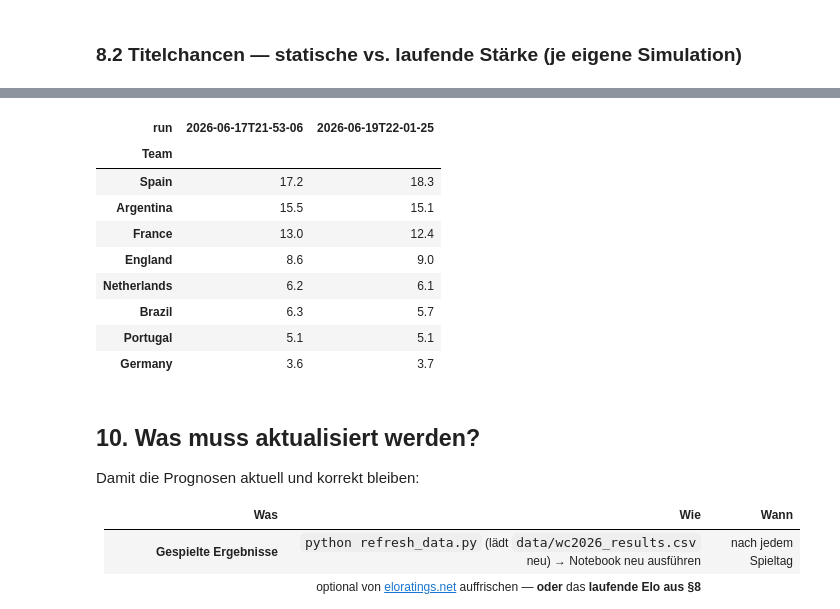
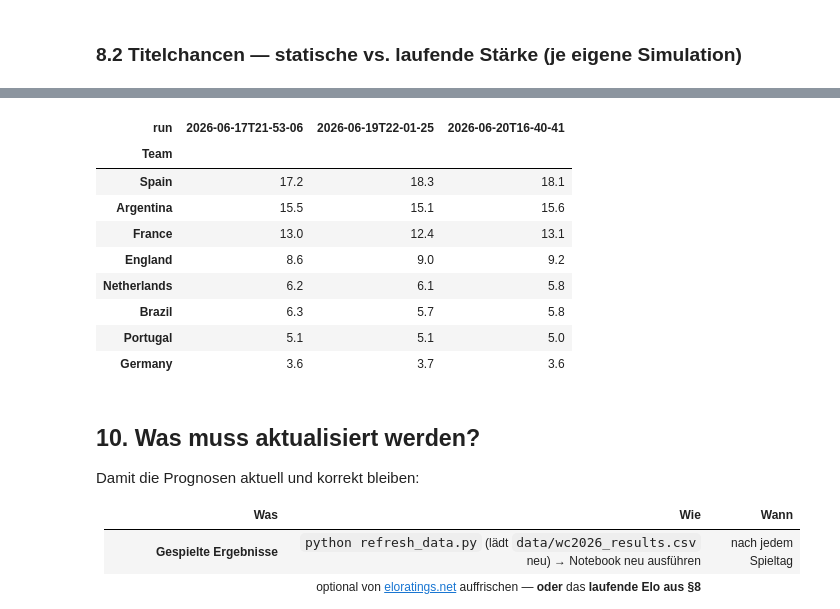
Before and after one commit to Deskaunedsei1983/wc2026-cl01, a Jupyter notebook: wc2026_live_update.ipynb, the cells around one changed output, grey strips where cells are left out. Saved outputs shown, nothing was run; the diff lists cells and outputs as text; code cells hidden in the pictures.

```diff
--- a/wc2026_live_update.ipynb
+++ b/wc2026_live_update.ipynb
@@ -286,14 +286,14 @@ exakten Ergebnis (Poisson). K.-o.-Paarungen erscheinen erst nach der
 Gruppenphase als echte Teams (bis dahin Platzhalter wie `2A`, `W74`) — ihre
 Prognose steht in Abschnitt 7.
 # %%
-def next_matches(sched, k=None):
+def next_matches(sched, k=None, R=STRENGTH):
     up = sched[~sched.played].copy()
     up = up[up.team1.isin(STRENGTH) & up.team2.isin(STRENGTH)].sort_values("date")
     if k: up = up.head(k)
     out = []
     for _, m in up.iterrows():
-        a, b = m.team1, m.team2; w, d, l = wdl_consensus(a, b)
-        la, lb = lam(a, b); s, p = modal_score(a, b)
+        a, b = m.team1, m.team2; w, d, l = wdl_consensus(a, b, R)
+        la, lb = lam(a, b, R); s, p = modal_score(a, b, R)
         tag = m.group if isinstance(m.group,str) and m.group else m["round"]
         out.append({"Datum":m.date,"Runde":tag,"Begegnung":f"{a} – {b}",
                     "Ø Tore (λ)":f"{la:.1f} : {lb:.1f}",
@@ -788,21 +791,20 @@ Nächste Spiele: statisch vs. laufend — erwartete Tore λ, Favorit, P(Sieg ers
 # %% [markdown]
 ### 8.2 Titelchancen — statische vs. laufende Stärke (je eigene Simulation)
 # %%
-def title_odds(R, n=6000):
-    c = np.zeros(len(TEAMS))
-    for _ in range(n): c[ix[one_sim(played_key, R)["champ"][0]]] += 1
-    return c/n*100
+# volle Lauf-Variante mit laufendem Elo (unten auch separat gespeichert)
+prob_live    = run_full_sim(STRENGTH_LIVE, N_SIM)
+nxt_live     = next_matches(sched, R=STRENGTH_LIVE)
+bracket_live = project_bracket(sched, R=STRENGTH_LIVE)
 
-N_AB = 6000
-ts = title_odds(STRENGTH, N_AB); tl = title_odds(STRENGTH_LIVE, N_AB)
-abt = pd.DataFrame({"Team": TEAMS, "statisch": ts, "laufend": tl})
-abt["Δ"] = abt.laufend - abt.statisch
-abt = abt.sort_values("laufend", ascending=False).head(12).reset_index(drop=True)
-display(abt.style.hide(axis="index").format({"statisch":"{:.1f}%","laufend":"{:.1f}%","Δ":"{:+.1f}"})
+cmp = (prob[["Team","Titel"]].rename(columns={"Titel":"statisch"})
+       .merge(prob_live[["Team","Titel"]].rename(columns={"Titel":"laufend"}), on="Team"))
+cmp["Δ"] = cmp.laufend - cmp.statisch
+cmp = cmp.sort_values("laufend", ascending=False).head(12).reset_index(drop=True)
+display(cmp.style.hide(axis="index").format({"statisch":"{:.1f}%","laufend":"{:.1f}%","Δ":"{:+.1f}"})
         .background_gradient(cmap="RdYlGn", subset=["Δ"])
-        .set_caption(f"Titelchancen: statisch vs. laufend · {N_AB:,} Simulationen je Variante"))
+        .set_caption(f"Titelchancen: statisch vs. laufend · je {N_SIM:,} Simulationen"))
 
-top = abt.iloc[::-1]; yy = np.arange(len(top)); w = 0.4
+top = cmp.iloc[::-1]; yy = np.arange(len(top)); w = 0.4
 fig, ax = plt.subplots(figsize=(10, 7.5))
 ax.barh(yy-w/2, top.statisch, w, color=GREY, label="statisch (Vorab)")
 ax.barh(yy+w/2, top.laufend,  w, color=NAVY, label="laufend (WM-Elo)")
@@ -846,18 +850,21 @@ meta = pd.Series({
 saved = []
 for name, df in [("standings", tables), ("next_matches", nxt), ("probabilities", prob),
                  ("bracket", bracket), ("title_evolution", evolution),
-                 ("advance_evolution", advance_evolution)]:
+                 ("advance_evolution", advance_evolution),
+                 ("next_matches_live", nxt_live), ("probabilities_live", prob_live),
+                 ("bracket_live", bracket_live)]:
     fp = RESULTS / f"{STAMP}_{name}.csv"; df.to_csv(fp, index=False); saved.append(fp.name)
 meta.to_csv(RESULTS / f"{STAMP}_run_info.csv", header=False)
 
-# long-format title history for easy time comparison
-hist = prob[["Team", "Titel"]].copy(); hist.insert(0, "run", STAMP)
+# long-format title history — beide Varianten getrennt — für den Zeitvergleich
+for src_df, fn in [(prob, "title_history.csv"), (prob_live, "title_history_live.csv")]:
+    h = src_df[["Team", "Titel"]].copy(); h.insert(0, "run", STAMP)
+    hp = RESULTS / fn; h.to_csv(hp, mode="a", header=not hp.exists(), index=False)
 hpath = RESULTS / "title_history.csv"
-hist.to_csv(hpath, mode="a", header=not hpath.exists(), index=False)
 
-print(f"Lauf {STAMP} gespeichert in results/:")
+print(f"Lauf {STAMP} gespeichert in results/  ({len(saved)} Dateien, statisch + _live):")
 for s in saved + [f"{STAMP}_run_info.csv"]: print("   -", s)
-print("   - title_history.csv  (Titelchancen angehängt — eine Zeile je Team und Lauf)")
+print("   - title_history.csv / title_history_live.csv  (Titelchancen je Variante & Lauf)")
 
 # Vergleich: wie haben sich die Titelchancen über die bisherigen Läufe entwickelt?
 comp = (pd.read_csv(hpath).pivot_table(index="Team", columns="run", values="Titel")
@@ -880,15 +890,15 @@ Lauf 2026-06-19T22-01-25 gespeichert in results/:
 
 Titelchancen-Verlauf (Top 8, %):
-| run | 2026-06-17T21-53-06 | 2026-06-19T22-01-25 |
-| Team |  |  |
-| Spain | 17.2 | 18.3 |
-| Argentina | 15.5 | 15.1 |
-| France | 13.0 | 12.4 |
-| England | 8.6 | 9.0 |
-| Netherlands | 6.2 | 6.1 |
-| Brazil | 6.3 | 5.7 |
-| Portugal | 5.1 | 5.1 |
-| Germany | 3.6 | 3.7 |
+| run | 2026-06-17T21-53-06 | 2026-06-19T22-01-25 | 2026-06-20T16-40-41 |
+| Team |  |  |  |
+| Spain | 17.2 | 18.3 | 18.1 |
+| Argentina | 15.5 | 15.1 | 15.6 |
+| France | 13.0 | 12.4 | 13.1 |
+| England | 8.6 | 9.0 | 9.2 |
+| Netherlands | 6.2 | 6.1 | 5.8 |
+| Brazil | 6.3 | 5.7 | 5.8 |
+| Portugal | 5.1 | 5.1 | 5.0 |
+| Germany | 3.6 | 3.7 | 3.6 |
 # %% [markdown]
 ## 10. Was muss aktualisiert werden?
 
```
Also changed, not shown: parts of 16 cells of this notebook, 6 other files.
